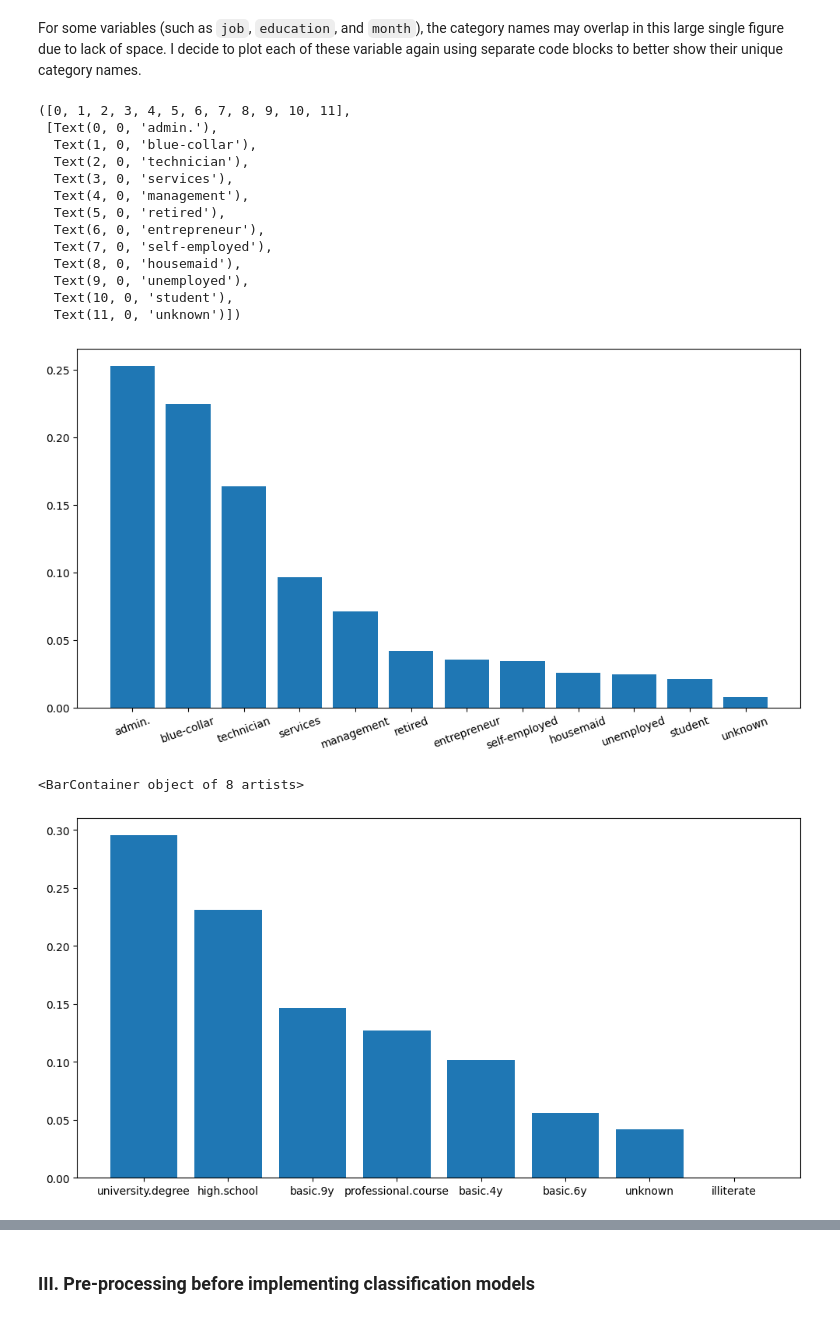
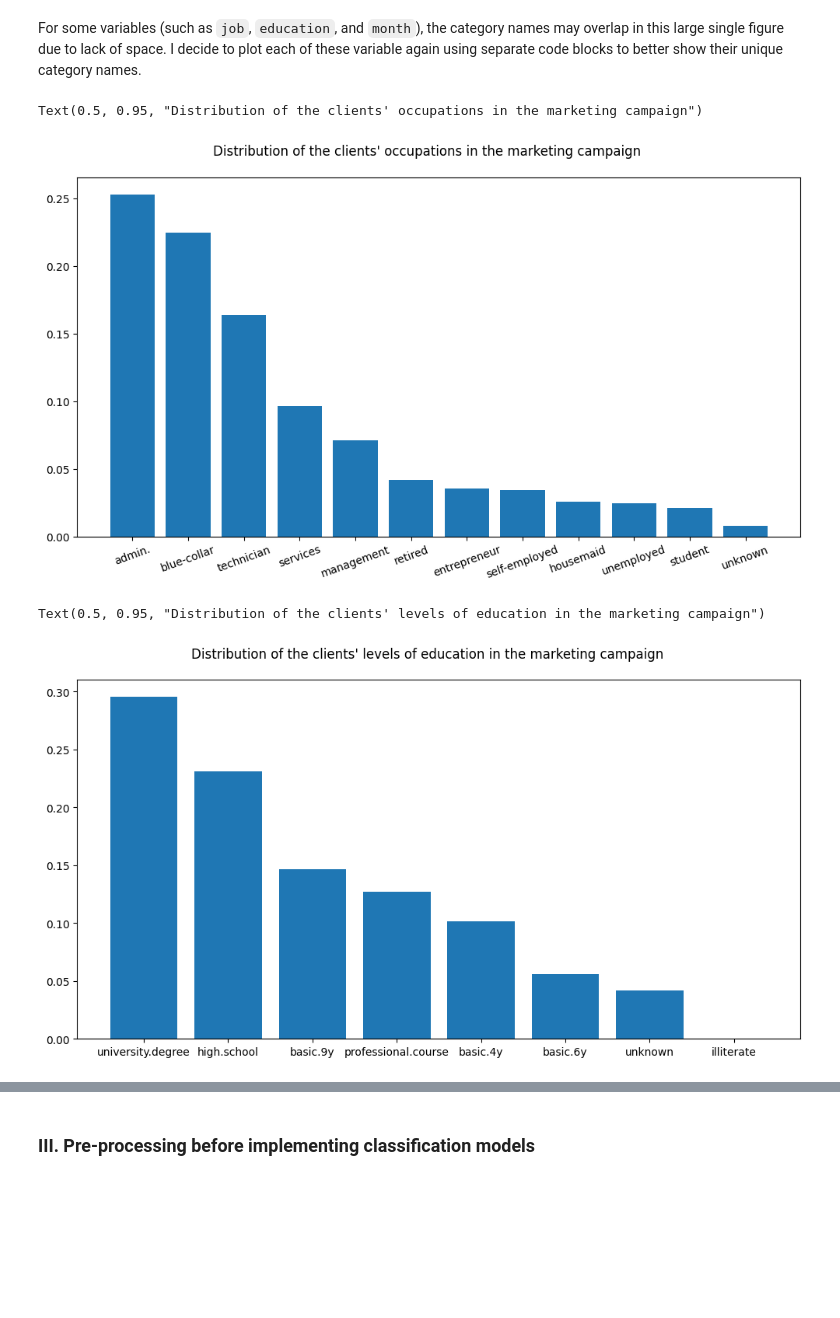
Before and after one commit to thaianle/bank-marketing, a Jupyter notebook: bank-marketing.ipynb, the cells around one changed output, grey strips where cells are left out. Saved outputs shown, nothing was run; the diff lists cells and outputs as text; code cells hidden in the pictures; blank space fills up the shorter version.

```diff
--- a/bank-marketing.ipynb
+++ b/bank-marketing.ipynb
@@ -317,29 +331,19 @@
 # %%
 # Zoom in for bar plots with many categories
 fig, ax = plt.subplots(figsize = (12, 6))
 ax.bar(bank_marketing['job'].value_counts().index, bank_marketing['job'].value_counts().values / bank_marketing.shape[0])
 plt.xticks(rotation = 20)
+fig.suptitle('Distribution of the clients\' occupations in the marketing campaign', y = 0.95)
 # %% [output]
-([0, 1, 2, 3, 4, 5, 6, 7, 8, 9, 10, 11],
- [Text(0, 0, 'admin.'),
-  Text(1, 0, 'blue-collar'),
-  Text(2, 0, 'technician'),
-  Text(3, 0, 'services'),
-  Text(4, 0, 'management'),
-  Text(5, 0, 'retired'),
-  Text(6, 0, 'entrepreneur'),
-  Text(7, 0, 'self-employed'),
-  Text(8, 0, 'housemaid'),
-  Text(9, 0, 'unemployed'),
-  Text(10, 0, 'student'),
-  Text(11, 0, 'unknown')])
+Text(0.5, 0.95, "Distribution of the clients' occupations in the marketing campaign")
-[figure, old version]
+[figure, new version]
 # %%
 fig, ax = plt.subplots(figsize = (12, 6))
 ax.bar(bank_marketing['education'].value_counts().index, bank_marketing['education'].value_counts().values / bank_marketing.shape[0])
+fig.suptitle('Distribution of the clients\' levels of education in the marketing campaign', y = 0.95)
 # %% [output]
-<BarContainer object of 8 artists>
+Text(0.5, 0.95, "Distribution of the clients' levels of education in the marketing campaign")
-[figure, old version]
+[figure, new version]
 # %%
 fig, ax = plt.subplots(figsize = (12, 6))
 ax.bar(bank_marketing['month'].value_counts().index, bank_marketing['month'].value_counts().values / bank_marketing.shape[0])
```
Also changed, not shown: parts of 8 cells of this notebook.
